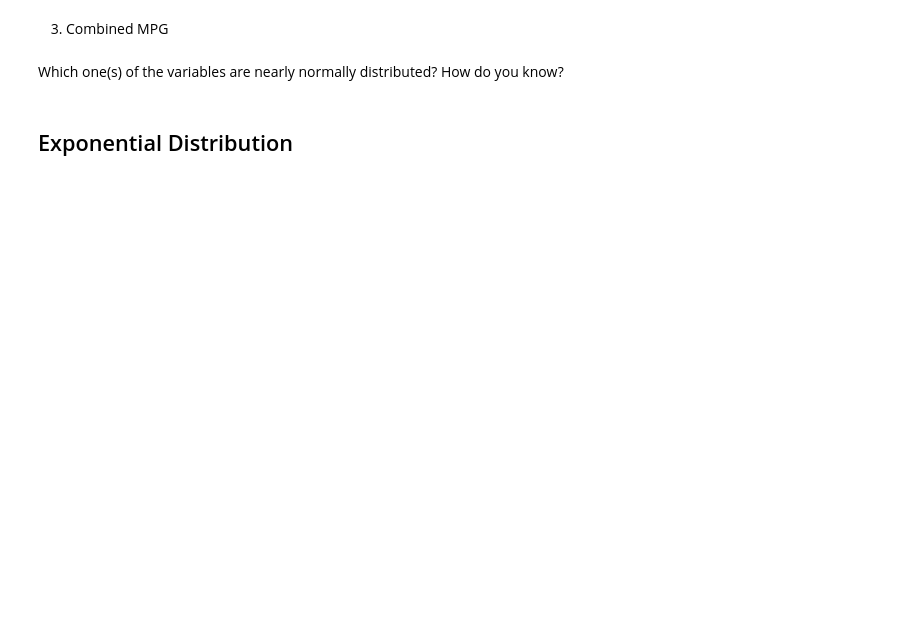
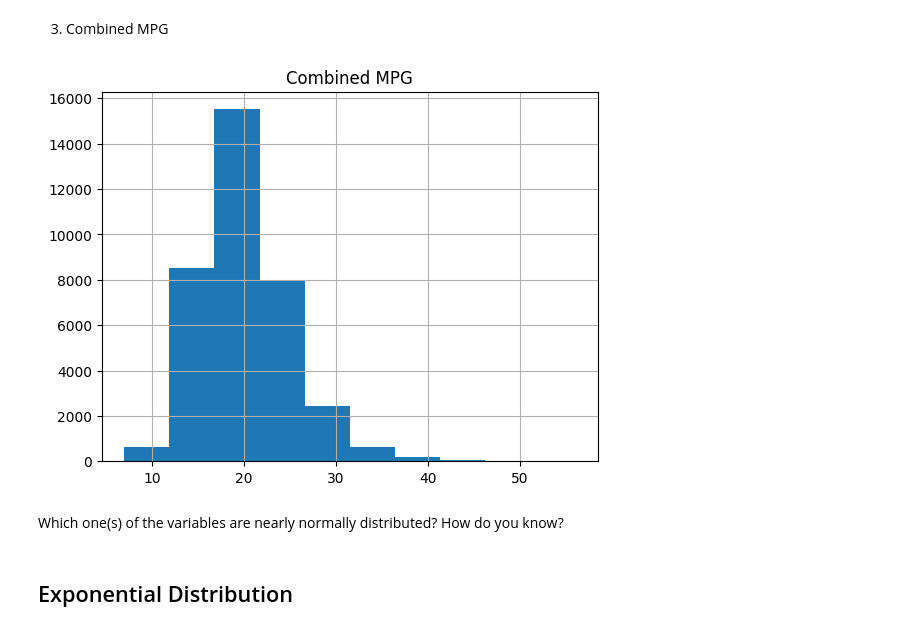
Before and after one commit to Ironhack-data-bcn-january-2023/lab-continuous-probability-distributions, a Jupyter notebook: your-code/main.ipynb, the cells around one changed output. Saved outputs shown, nothing was run; the diff lists cells and outputs as text; code cells hidden in the pictures; blank space fills up the shorter version.

```diff
--- a/your-code/main.ipynb
+++ b/your-code/main.ipynb
@@ -114,2 +125,6 @@ Then plot the histograms for the following variables:
+# %%
+histo_combined = vehicles.hist('Combined MPG')
+# %% [output]
+[figure, added]
 # %% [markdown]
 Which one(s) of the variables are nearly normally distributed? How do you know?
```
Also changed, not shown: parts of 8 cells of this notebook.
